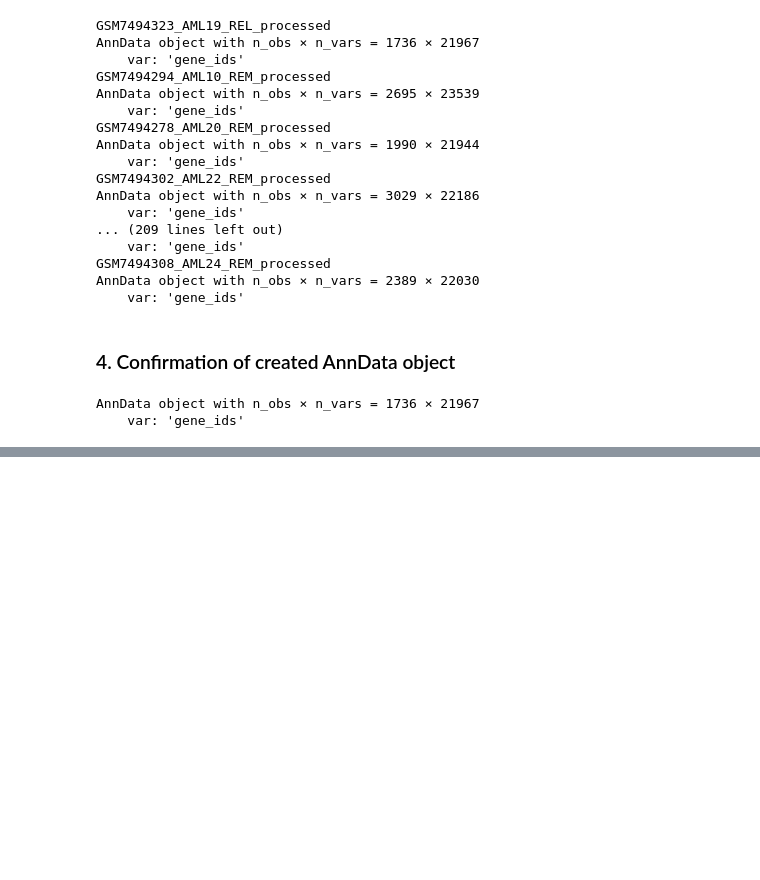
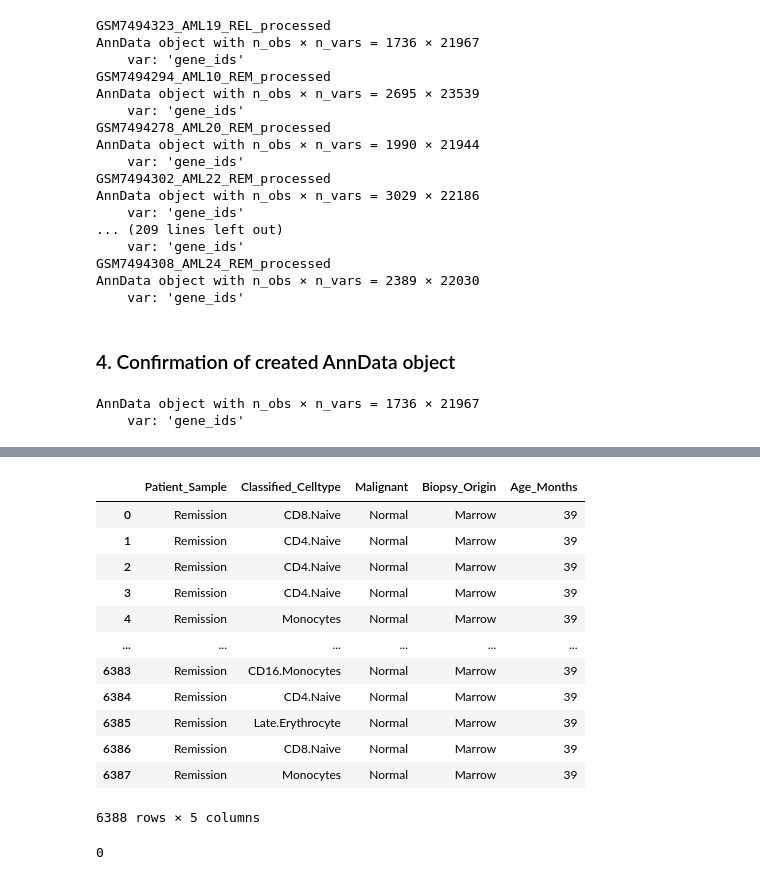
Before and after one commit to tuonglab/pan-paedcancer-scrnaseq, a Jupyter notebook: notebooks/GSE235063.ipynb, the cells around one changed output, grey strips where cells are left out. Cells and saved outputs as stored; diff of their text form; code cells hidden in the pictures; blank space fills up the shorter version.

Commit message:
Attempt to add metadata features into .obs for GSE235063

```diff
--- a/notebooks/GSE235063.ipynb
+++ b/notebooks/GSE235063.ipynb
@@ -233,0 +240,39 @@ AnnData object with n_obs × n_vars = 1736 × 21967
+# %%
+from pathlib import Path
+
+# Specify directory paths
+data_directory = Path('/scratch/user/s4543064/xiaohan-john-project/data/GSE235063')
+write_directory = Path('/scratch/user/s4543064/xiaohan-john-project/write/GSE235063')
+
+# Loop through all files in the directory
+for sample in write_directory.iterdir():
+    sample_name = sample.stem
+    print(sample_name)
+
+    sample_anndata = anndata.read_h5ad(sample)
+    print(sample_anndata)
+
+    if "processed" in sample_name:
+        metadata_path = data_directory / sample_name
+    else: # raw sample
+        pro_sample_name = sample_name.split("raw")[0] + "processed" # the corresponding processed sample
+        metadata_path = data_directory / pro_sample_name / "metadata.tsv"
+
+    # Create an observation metric info to store related features
+    obs_metrics = pd.DataFrame(index=sample_anndata.obs_names) ## Get the identifiers
+    obs_metrics['cancer_type'] = 'acute_myeloid_leukemia'
+    obs_metrics['dataset'] = 'GSE235063'
+    obs_metrics['uni_barcode'] = obs_metrics['dataset'] + '_' + obs_metrics.index.astype(str)
+
+    # Load the metadata as a DataFrame
+    metadata = pd.read_csv(metadata_path, sep="\t", index_col=False)
+    # Merge columns from the metadata to the obs_metrics
+    cols_to_merge = ["Patient_Sample", "Classified_Celltype", "Malignant", "Biopsy_Origin", "Age_Months"]
+    obs_metrics_merged = obs_metrics.merge(metadata[cols_to_merge], how="left", left_index=True, right_index=True)
+    print(obs_metrics_merged)
+
+    break
+
+    sample.obs = obs_metrics
+    sample.obs.set_index("uni_barcode", drop=False, inplace=True)
+    print(sample)
@@ -233,0 +297,21 @@ AnnData object with n_obs × n_vars = 1736 × 21967
+# %%
+metadata[cols_to_merge]
+# %% [output]
+|  | Patient_Sample | Classified_Celltype | Malignant | Biopsy_Origin | Age_Months |
+| 0 | Remission | CD8.Naive | Normal | Marrow | 39 |
+| 1 | Remission | CD4.Naive | Normal | Marrow | 39 |
+| 2 | Remission | CD4.Naive | Normal | Marrow | 39 |
+| 3 | Remission | CD4.Naive | Normal | Marrow | 39 |
+| 4 | Remission | Monocytes | Normal | Marrow | 39 |
+| ... | ... | ... | ... | ... | ... |
+| 6383 | Remission | CD16.Monocytes | Normal | Marrow | 39 |
+| 6384 | Remission | CD4.Naive | Normal | Marrow | 39 |
+| 6385 | Remission | Late.Erythrocyte | Normal | Marrow | 39 |
+| 6386 | Remission | CD8.Naive | Normal | Marrow | 39 |
+| 6387 | Remission | Monocytes | Normal | Marrow | 39 |
+6388 rows × 5 columns
+# %%
+count = obs_metrics_merged["Age_Months"].notna().sum()
+count
+# %% [output]
+0
```
Also changed, not shown: parts of 3 cells of this notebook, 2 other files.
